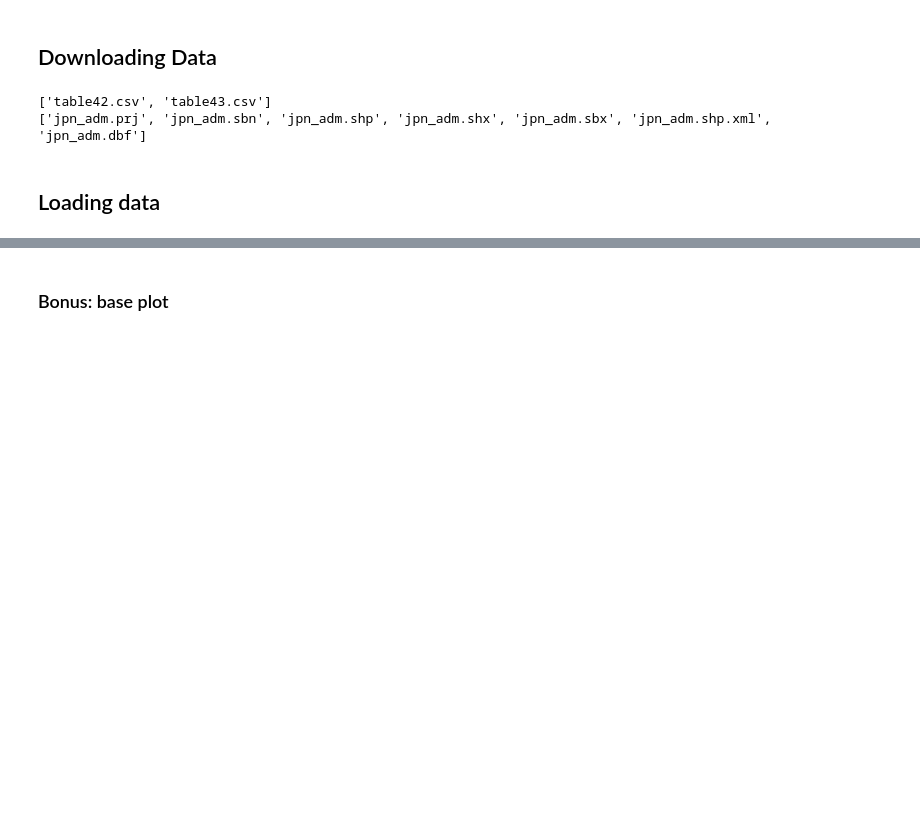
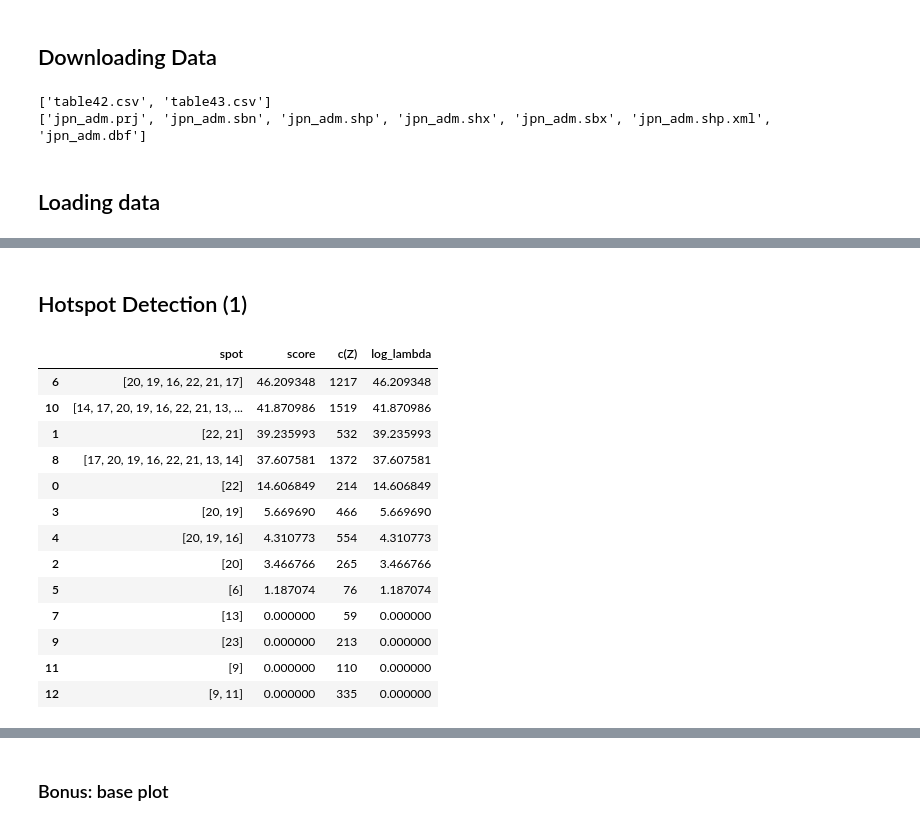
Before and after one commit to takeshi-teshima/echelon-py-examples, a Jupyter notebook: docs/.doctrees/nbsphinx/src/notebooks/application-neumonia-Tokyo.ipynb, the cells around one changed output, grey strips where cells are left out. Drawn from its saved outputs; the diff is of its cells as text; code cells hidden in the pictures; blank space fills up the shorter version.

```diff
--- a/docs/.doctrees/nbsphinx/src/notebooks/application-neumonia-Tokyo.ipynb
+++ b/docs/.doctrees/nbsphinx/src/notebooks/application-neumonia-Tokyo.ipynb
@@ -109,0 +153,20 @@ queen = weights.Queen.from_dataframe(Tokyo_gdf)
+# %% [markdown]
+## Hotspot Detection (1)
+# %%
+hotspots = api.hotspots(result, (table43, 'ID', 'n', 'o'), score='binomial')
+hotspots
+# %% [output]
+|  | spot | score | c(Z) | log_lambda |
+| 6 | [20, 19, 16, 22, 21, 17] | 46.209348 | 1217 | 46.209348 |
+| 10 | [14, 17, 20, 19, 16, 22, 21, 13, ... | 41.870986 | 1519 | 41.870986 |
+| 1 | [22, 21] | 39.235993 | 532 | 39.235993 |
+| 8 | [17, 20, 19, 16, 22, 21, 13, 14] | 37.607581 | 1372 | 37.607581 |
+| 0 | [22] | 14.606849 | 214 | 14.606849 |
+| 3 | [20, 19] | 5.669690 | 466 | 5.669690 |
+| 4 | [20, 19, 16] | 4.310773 | 554 | 4.310773 |
+| 2 | [20] | 3.466766 | 265 | 3.466766 |
+| 5 | [6] | 1.187074 | 76 | 1.187074 |
+| 7 | [13] | 0.000000 | 59 | 0.000000 |
+| 9 | [23] | 0.000000 | 213 | 0.000000 |
+| 11 | [9] | 0.000000 | 110 | 0.000000 |
+| 12 | [9, 11] | 0.000000 | 335 | 0.000000 |
```
Also changed, not shown: parts of 39 cells of this notebook, 30 other files.
